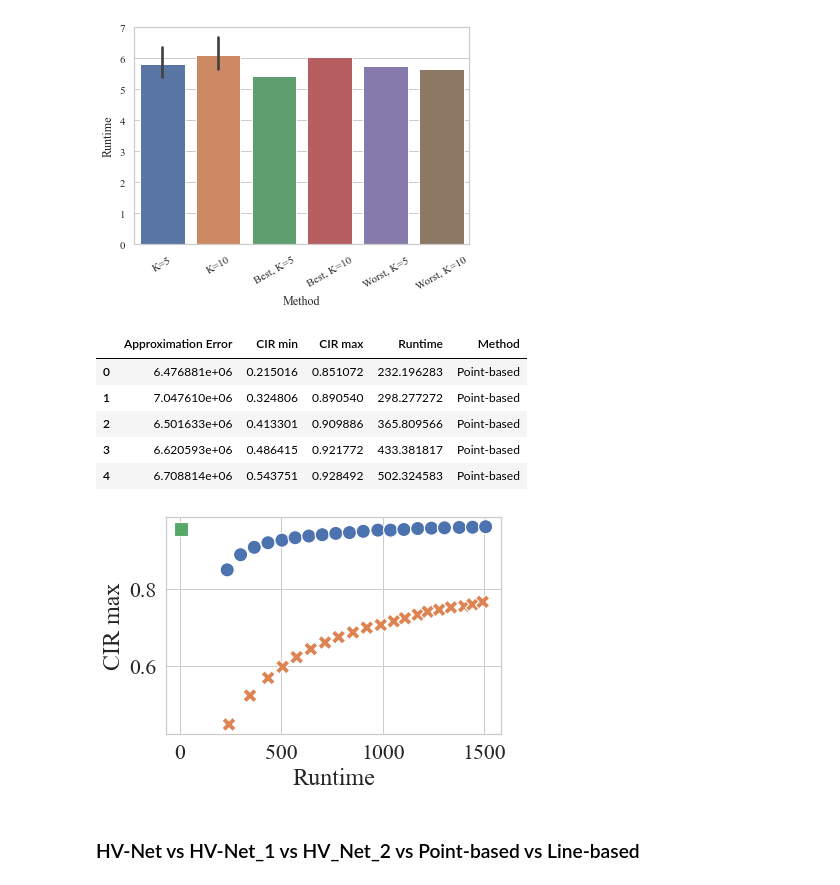
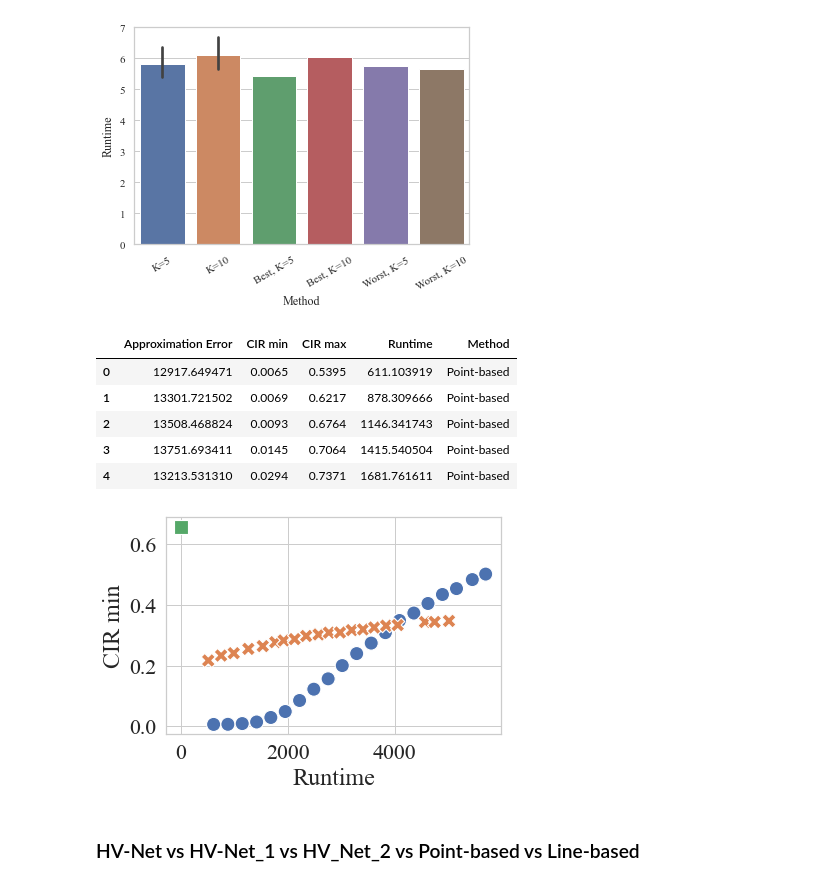
Before and after one commit to HisaoLabSUSTC/HVC-Net, a Jupyter notebook: set_transformer-master/Draw.ipynb, the cells around one changed output. Drawn from its saved outputs; the diff is of its cells as text; code cells hidden in the pictures.

```diff
--- a/set_transformer-master/Draw.ipynb
+++ b/set_transformer-master/Draw.ipynb
@@ -671,13 +671,13 @@ ax.set_xticklabels(ax.get_xticklabels(),rotation = 30)
  Text(5, 0, 'Worst, K=10')]
 [figure]
 # %%
-M = 10
+M = 8
 collected_data = []
 ## MC R2
 loss_MC, time_MC, loss_R2, time_R2 = [], [], [], []
 cirmin_MC, cirmax_MC, cirmin_R2, cirmax_R2 = [], [], [], []
-for seed in range(10):
-    test_MCR2_file = f'result_MC_R2_test_data_M{M}_{seed}.mat'
+for seed in range(9, 10):
+    test_MCR2_file = f'result_MC_R2_test_data_M{M}_200_{seed}.mat'
     path = os.path.join(path_dir, 'results', test_MCR2_file)
     data = scio.loadmat(path)
     loss_MC.append(data['Loss'].reshape(-1))     # [20,]
@@ -705,8 +705,8 @@ collected_data.append(pd.DataFrame({'Approximation Error': loss_R2, 'CIR min': c
 device = 'cuda'
 loss_net, time_net = [], []
 cirmin_net, cirmax_net = [], []
-for seed in range(1, 10):
-    test_net_file = f'result_model_5_M{M}_10_test_data_M{M}_{seed}_{device}.mat'
+for seed in range(9, 10):
+    test_net_file = f'result_model_5_M{M}_10_test_data_M{M}_200_{seed}_{device}.mat'
     path = os.path.join(path_dir, 'results', test_net_file)
     data = scio.loadmat(path)
     loss_net.append(data['loss'].reshape(-1))
@@ -744,35 +744,35 @@ collected_data = pd.concat(collected_data, ignore_index=True)
 collected_data.head()
 # %% [output]
 |  | Approximation Error | CIR min | CIR max | Runtime | Method |
-| 0 | 6.476881e+06 | 0.215016 | 0.851072 | 232.196283 | Point-based |
-| 1 | 7.047610e+06 | 0.324806 | 0.890540 | 298.277272 | Point-based |
-| 2 | 6.501633e+06 | 0.413301 | 0.909886 | 365.809566 | Point-based |
-| 3 | 6.620593e+06 | 0.486415 | 0.921772 | 433.381817 | Point-based |
-| 4 | 6.708814e+06 | 0.543751 | 0.928492 | 502.324583 | Point-based |
+| 0 | 12917.649471 | 0.0065 | 0.5395 | 611.103919 | Point-based |
+| 1 | 13301.721502 | 0.0069 | 0.6217 | 878.309666 | Point-based |
+| 2 | 13508.468824 | 0.0093 | 0.6764 | 1146.341743 | Point-based |
+| 3 | 13751.693411 | 0.0145 | 0.7064 | 1415.540504 | Point-based |
+| 4 | 13213.531310 | 0.0294 | 0.7371 | 1681.761611 | Point-based |
 # %%
-target = "CIR max"
+target = "CIR min"
 ## draw plot
 sns.set_theme(style="whitegrid", font='Times New Roman', font_scale=2)
 plt.figure()
 size = [200 for _ in range(40)]
 size.extend([400])  # , 400
 fig = sns.scatterplot(data=collected_data, x="Runtime", y=target,
                       hue="Method",
                       # palette=['blue', 'green', 'red'],  #, 'purple'
                       style="Method",
                       # markers=['s', 'o', 'P'],  # ,'X'
                       s=size, legend=False)
                       # s=size)
 # fig.invert_yaxis()
 # plt.legend(loc='upper right', framealpha=1)
 
 # plt.setp(fig.get_legend().get_title(), fontsize=10)
 # plt.setp(fig.get_legend().get_texts(), fontsize=20)
 
 ## save plt
-fig.get_figure().savefig(os.path.join(path_dir, 'figure', f'test_M{M}_{"".join(target.split(" "))}_{device}.png'), dpi=300, bbox_inches='tight')
+fig.get_figure().savefig(os.path.join(path_dir, 'figure', f'test_M{M}_{"".join(target.split(" "))}_{device}_200.png'), dpi=300, bbox_inches='tight')
 # %% [output]
-[figure, old version]
+[figure, new version]
 # %% [markdown]
 ### HV-Net vs HV-Net_1 vs HV_Net_2 vs Point-based vs Line-based
 # %%
```
Also changed, not shown: 5 other files.
